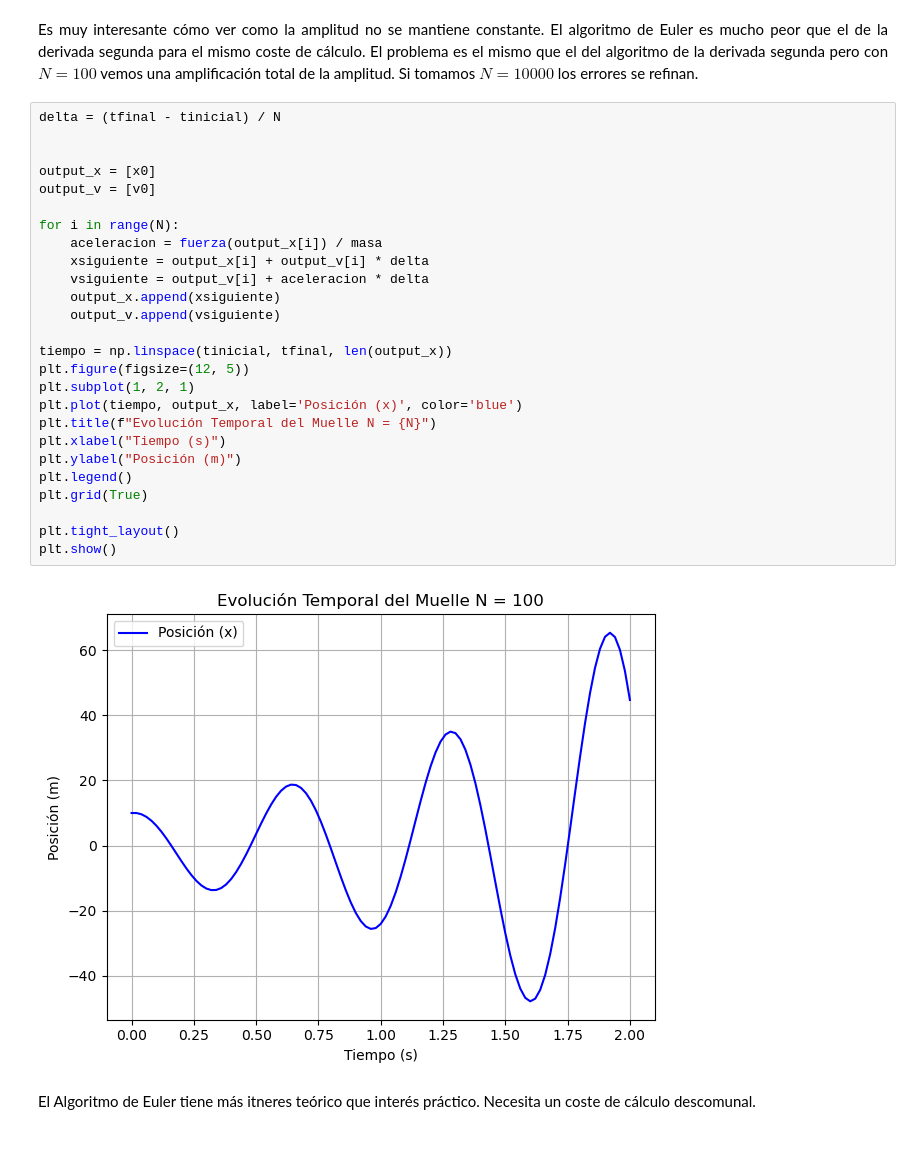
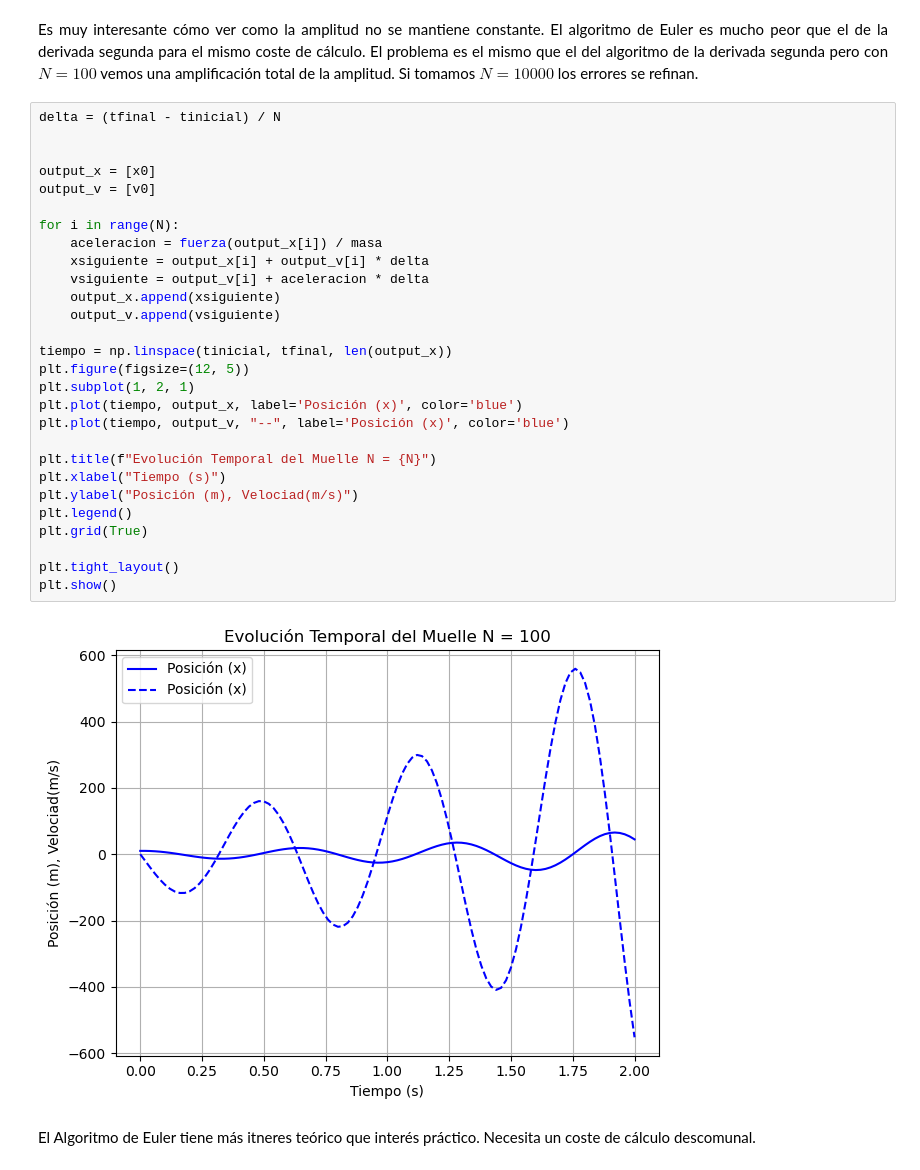
Before and after one commit to LagrangianLad/physics-lab, a Jupyter notebook: Computational physics/lab.ipynb, the cells around one changed output. Cells and saved outputs as stored; diff of their text form.

```diff
--- a/Computational physics/lab.ipynb
+++ b/Computational physics/lab.ipynb
@@ -371,31 +371,33 @@ plt.show()
 # %%
 delta = (tfinal - tinicial) / N
 
 
 output_x = [x0]
 output_v = [v0]
 
 for i in range(N):
     aceleracion = fuerza(output_x[i]) / masa
     xsiguiente = output_x[i] + output_v[i] * delta
     vsiguiente = output_v[i] + aceleracion * delta
     output_x.append(xsiguiente)
     output_v.append(vsiguiente)
 
 tiempo = np.linspace(tinicial, tfinal, len(output_x))
 plt.figure(figsize=(12, 5))
 plt.subplot(1, 2, 1)
 plt.plot(tiempo, output_x, label='Posición (x)', color='blue')
+plt.plot(tiempo, output_v, "--", label='Posición (x)', color='blue')
+
 plt.title(f"Evolución Temporal del Muelle N = {N}")
 plt.xlabel("Tiempo (s)")
-plt.ylabel("Posición (m)")
+plt.ylabel("Posición (m), Velociad(m/s)")
 plt.legend()
 plt.grid(True)
 
 plt.tight_layout()
 plt.show()
 # %% [output]
-[figure, old version]
+[figure, new version]
 # %% [markdown]
 <p style="text-indent: 0em; text-align: justify;">El Algoritmo de Euler tiene más itneres teórico que interés práctico. Necesita un coste de cálculo descomunal.
 # %% [markdown]
```
Also changed, not shown: parts of 27 cells of this notebook.
